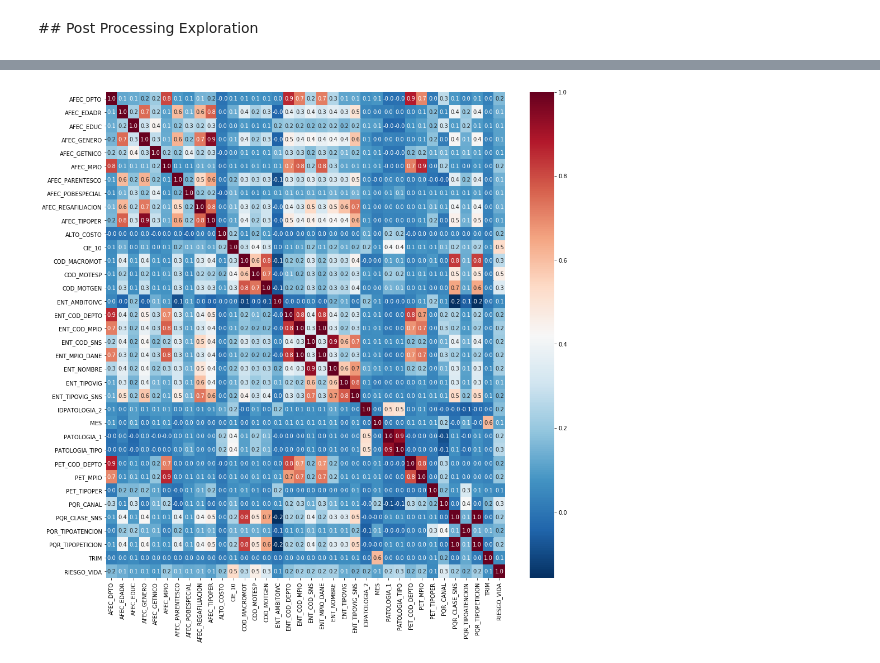
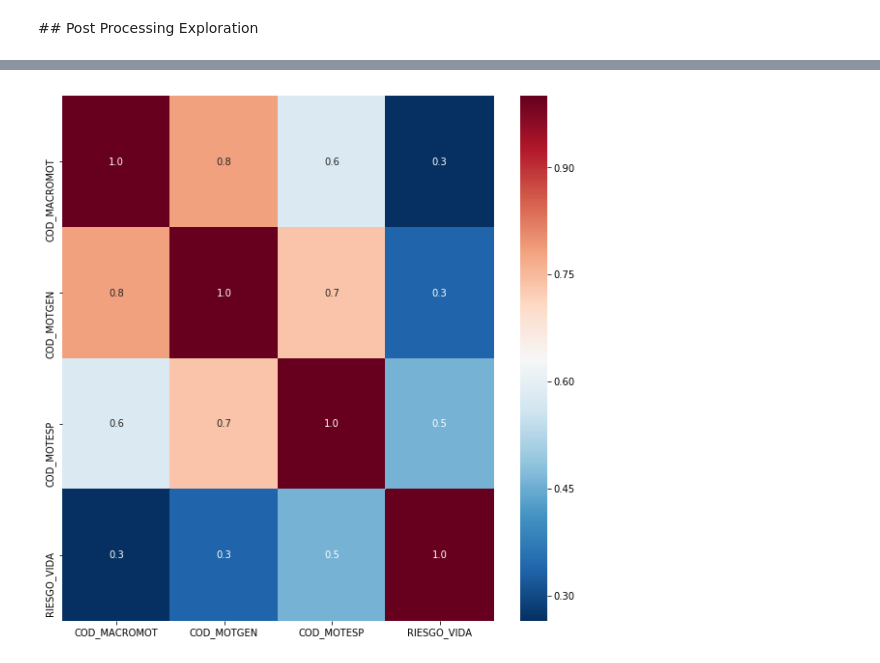
Before and after one commit to mrugeles/Supersalud-PQRSD, a Jupyter notebook: 3) Data preparation - Preprocessing.ipynb, the cells around one changed output, grey strips where cells are left out. Cells and saved outputs as stored; diff of their text form; code cells hidden in the pictures.

```diff
--- a/3) Data preparation - Preprocessing.ipynb
+++ b/3) Data preparation - Preprocessing.ipynb
@@ -49,7 +69,7 @@ encoded_features.to_csv("datasets/encoded_dataset.csv", index = False)
 # %%
 import seaborn as sns
-plt.figure(figsize=(16, 16))
+plt.figure(figsize=(10, 10))
 
-ax = sns.heatmap(encoded_features.corr(), cmap = "RdBu_r", annot=True, fmt='.1f')
+ax = sns.heatmap(encoded_features[['COD_MACROMOT', 'COD_MOTGEN', 'COD_MOTESP', 'RIESGO_VIDA']].corr(), cmap = "RdBu_r", annot=True, fmt='.1f')
 # %% [output]
-[figure, old version]
+[figure, new version]
```
Also changed, not shown: parts of 3 cells of this notebook, 9 other files.
